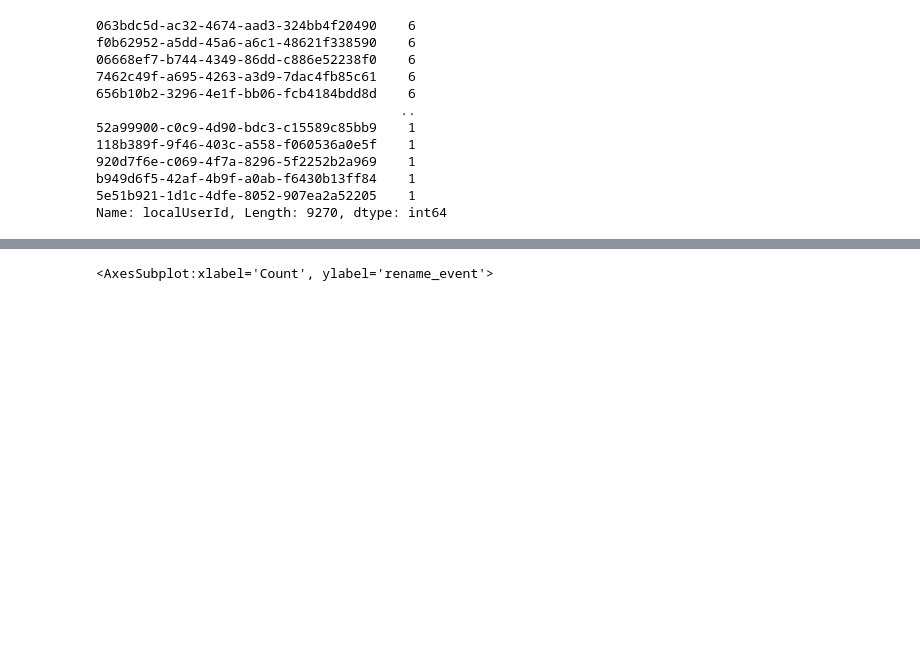
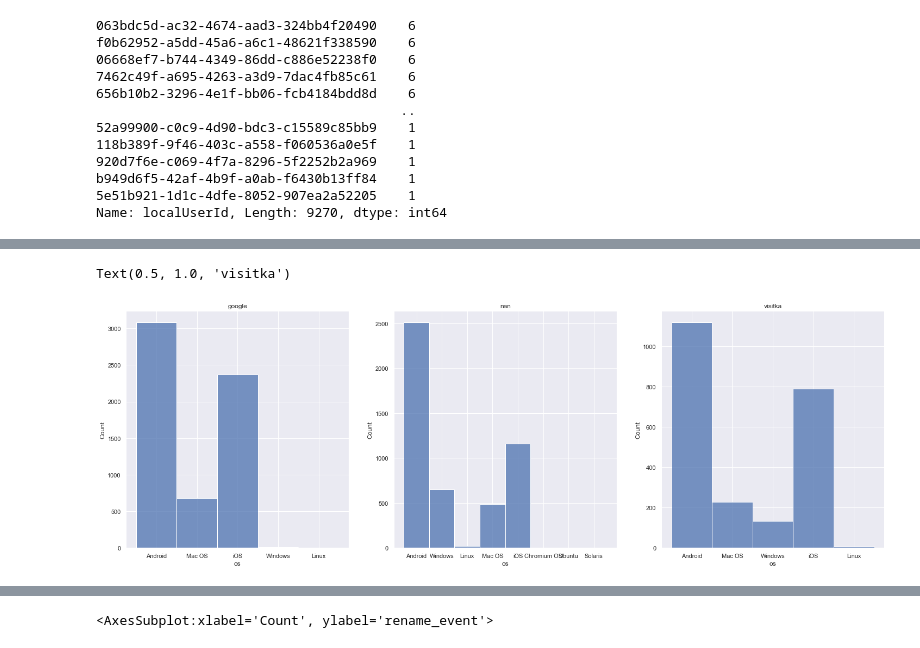
Before and after one commit to IvanovNA01/Wazzup-sales-funnel, a Jupyter notebook: wazzup_test_1.ipynb, the cells around one changed output, grey strips where cells are left out. Cells and saved outputs as stored; diff of their text form; code cells hidden in the pictures; blank space fills up the shorter version.

```diff
--- a/wazzup_test_1.ipynb
+++ b/wazzup_test_1.ipynb
@@ -315,0 +323,11 @@ Name: localUserId, Length: 9270, dtype: int64
+# %%
+# сравним распределения по операционным системам для топ-3 (включая пустые) источников трафика, они похожи - сохраняются лидеры и пропорции,
+# заполним пустые поля , опираясь на вероятность распределения остальных данных.
+# В случае выполнения реального задания, можно будет использовать ML...
+fig, axs = plt.subplots(1,3)
+sns.histplot(df_unique.loc[df_unique.utm_source == "google"], x="os", ax=axs[0]).set_title('google')
+sns.histplot(df_unique.loc[df_unique.utm_source == "nan"], x="os", ax=axs[1]).set_title('nan')
+sns.histplot(df_unique.loc[df_unique.utm_source == "visitka"], x="os", ax=axs[2]).set_title('visitka')
+# %% [output]
+Text(0.5, 1.0, 'visitka')
+[figure, added]
```
Also changed, not shown: parts of 11 cells of this notebook, 1 other file.
